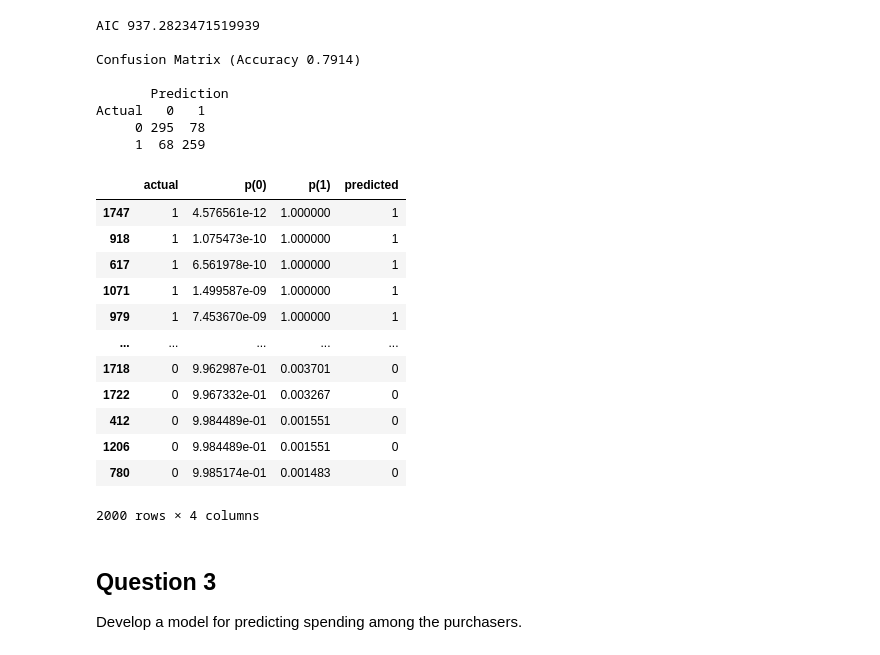
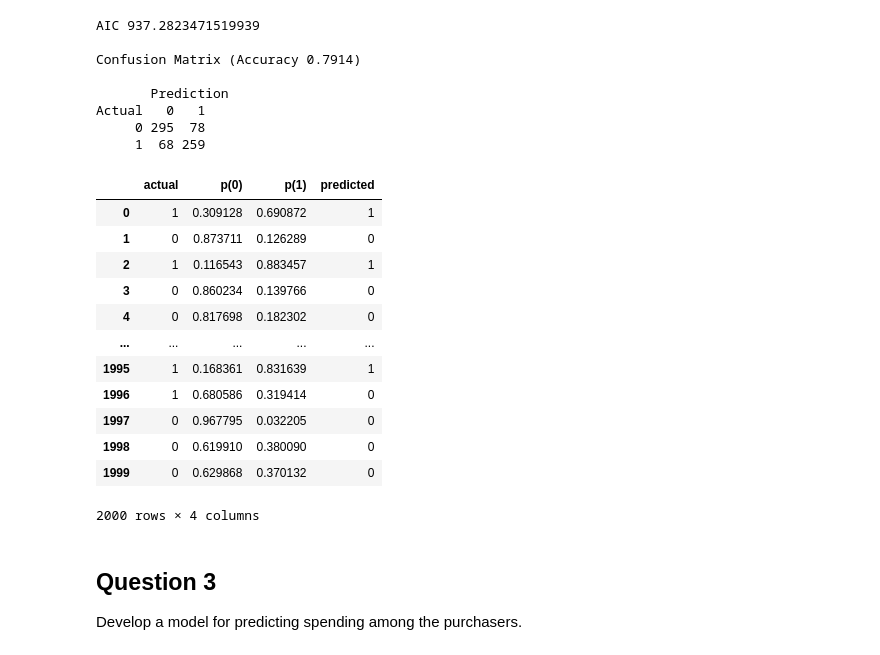
Before and after one commit to zachfreitas/ADS_505_Applied_Data_Sci_for_Business-, a Jupyter notebook: Module_2/Assignment_2/Assignment_2.ipynb, the cells around one changed output. Cells and saved outputs as stored; diff of their text form; code cells hidden in the pictures.

```diff
--- a/Module_2/Assignment_2/Assignment_2.ipynb
+++ b/Module_2/Assignment_2/Assignment_2.ipynb
@@ -271,34 +273,34 @@ Actual   0   1
 # %%
 # Save the Predicted Probabilities
 # prep data
 Norm_X = ts_df_Norm.drop(['Purchase', 'Spending','sequence_number'], axis=1)
 Norm_y = ts_df_Norm['Purchase']
 
 # Predict Prob.
 logit_reg_pred = logit_rlr.predict_proba(Norm_X)
 
 # Save Results
-full_result = pd.DataFrame({'actual': Norm_y,
+logit_result = pd.DataFrame({'actual': Norm_y,
                             'p(0)': [p[0] for p in logit_reg_pred],
                             'p(1)': [p[1] for p in logit_reg_pred],
                             'predicted': logit_rlr.predict(Norm_X)})
 
 # Sort and visualize table.
-full_result = full_result.sort_values(by=['p(1)'], ascending=False)
-full_result
+#logit_result = logit_result.sort_values(by=['p(1)'], ascending=False)
+logit_result
 # %% [output]
 |  | actual | p(0) | p(1) | predicted |
-| 1747 | 1 | 4.576561e-12 | 1.000000 | 1 |
-| 918 | 1 | 1.075473e-10 | 1.000000 | 1 |
-| 617 | 1 | 6.561978e-10 | 1.000000 | 1 |
-| 1071 | 1 | 1.499587e-09 | 1.000000 | 1 |
-| 979 | 1 | 7.453670e-09 | 1.000000 | 1 |
+| 0 | 1 | 0.309128 | 0.690872 | 1 |
+| 1 | 0 | 0.873711 | 0.126289 | 0 |
+| 2 | 1 | 0.116543 | 0.883457 | 1 |
+| 3 | 0 | 0.860234 | 0.139766 | 0 |
+| 4 | 0 | 0.817698 | 0.182302 | 0 |
 | ... | ... | ... | ... | ... |
-| 1718 | 0 | 9.962987e-01 | 0.003701 | 0 |
-| 1722 | 0 | 9.967332e-01 | 0.003267 | 0 |
-| 412 | 0 | 9.984489e-01 | 0.001551 | 0 |
-| 1206 | 0 | 9.984489e-01 | 0.001551 | 0 |
-| 780 | 0 | 9.985174e-01 | 0.001483 | 0 |
+| 1995 | 1 | 0.168361 | 0.831639 | 1 |
+| 1996 | 1 | 0.680586 | 0.319414 | 0 |
+| 1997 | 0 | 0.967795 | 0.032205 | 0 |
+| 1998 | 0 | 0.619910 | 0.380090 | 0 |
+| 1999 | 0 | 0.629868 | 0.370132 | 0 |
 2000 rows × 4 columns
 # %% [markdown]
 ## Question 3
```
Also changed, not shown: parts of 16 cells of this notebook.
